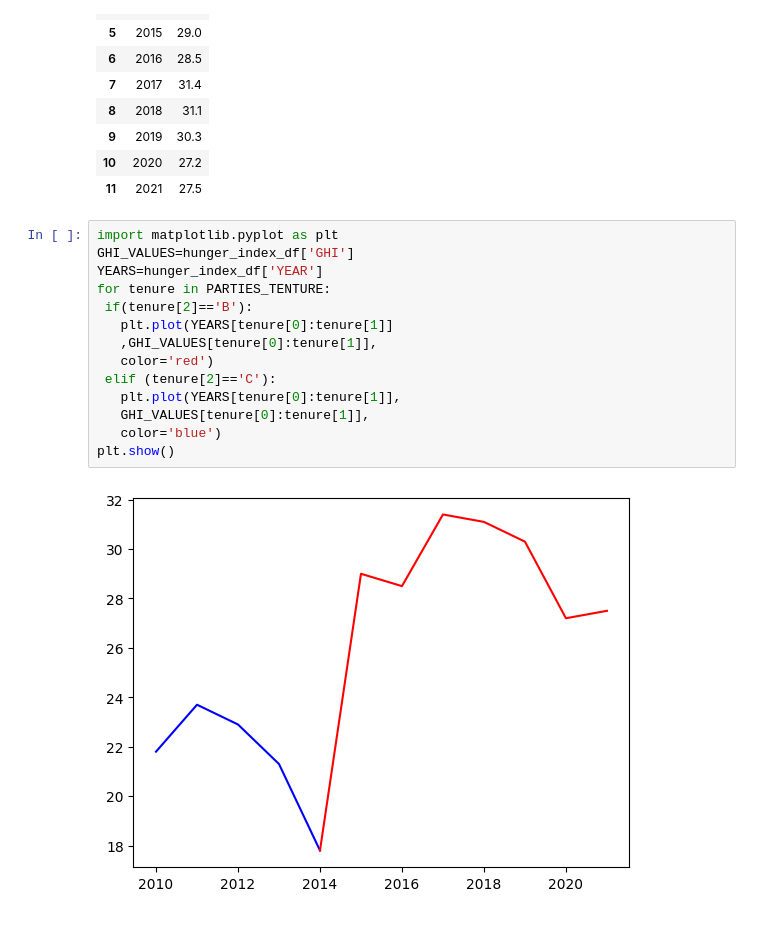
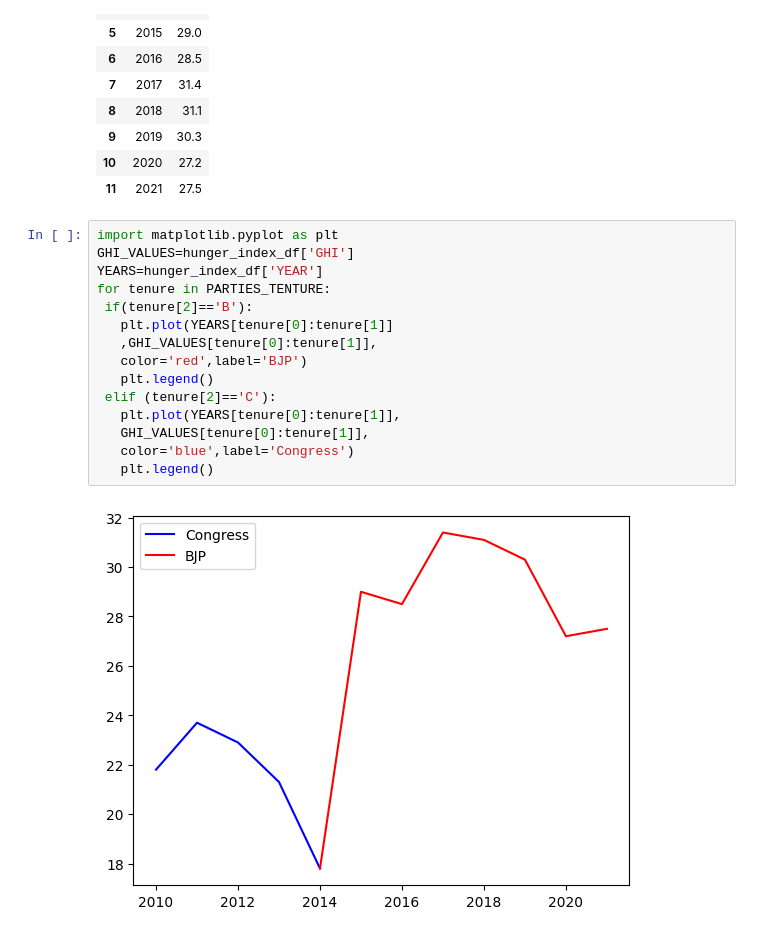
Before and after one commit to dipanshuhappy/probability-hackathon, a Jupyter notebook: food sector/hunger-index/main.ipynb, the cells around one changed output. Cells and saved outputs as stored; diff of their text form.

```diff
--- a/food sector/hunger-index/main.ipynb
+++ b/food sector/hunger-index/main.ipynb
@@ -23,16 +23,17 @@ hunger_index_df
 # %%
 import matplotlib.pyplot as plt
 GHI_VALUES=hunger_index_df['GHI']
 YEARS=hunger_index_df['YEAR']
 for tenure in PARTIES_TENTURE:
  if(tenure[2]=='B'):
    plt.plot(YEARS[tenure[0]:tenure[1]]
    ,GHI_VALUES[tenure[0]:tenure[1]],
-   color='red')
+   color='red',label='BJP')
+   plt.legend()
  elif (tenure[2]=='C'):
    plt.plot(YEARS[tenure[0]:tenure[1]],
    GHI_VALUES[tenure[0]:tenure[1]],
-   color='blue')
-plt.show()
+   color='blue',label='Congress')
+   plt.legend()
 # %% [output]
-[figure, old version]
+[figure, new version]
```
Also changed, not shown: 3 other files.
